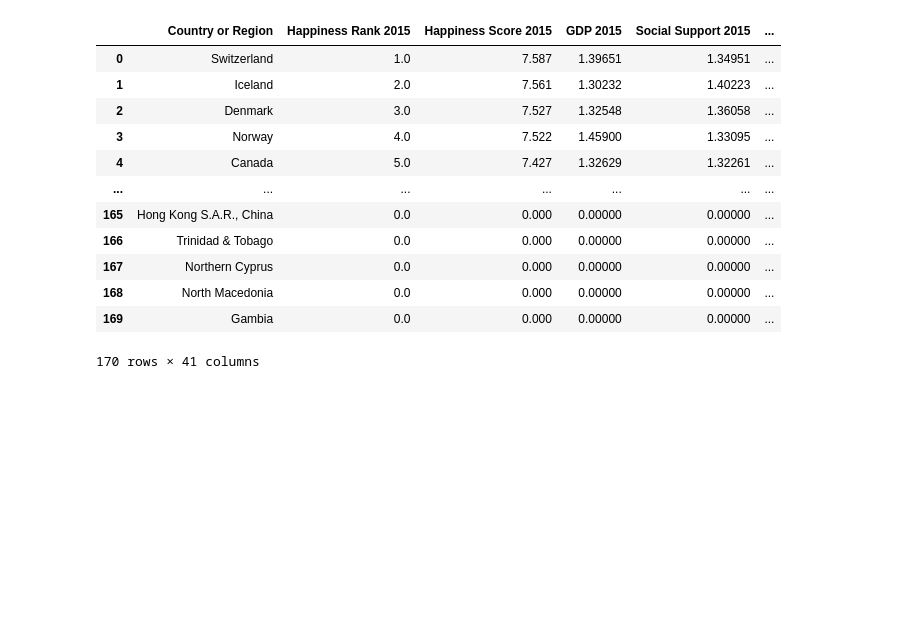
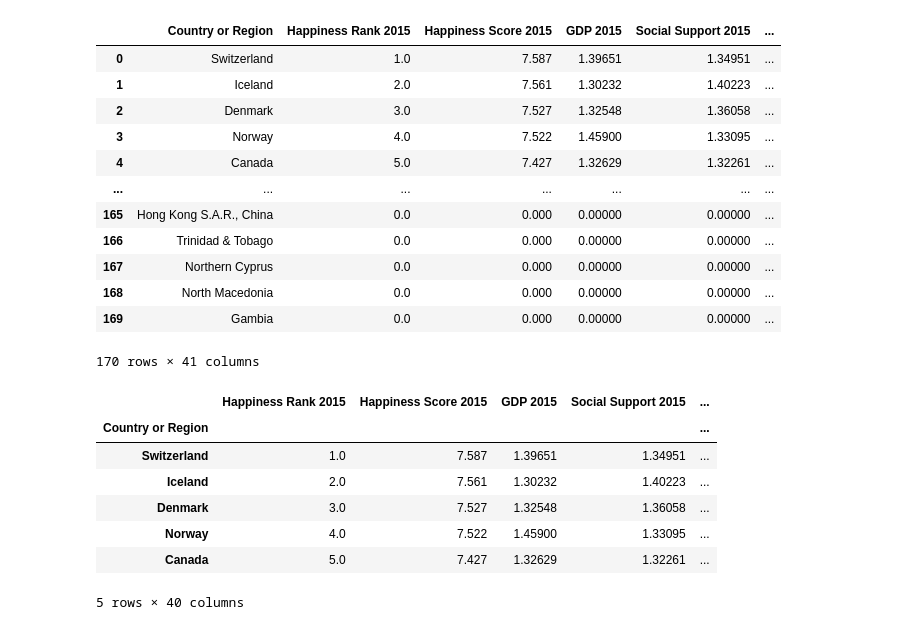
Before and after one commit to DanyCh093/Project-One-, a Jupyter notebook: world-happiness/Happiness_Index_Renamed-Cynthias-working-directory.ipynb, the cells around one changed output. Drawn from its saved outputs; the diff is of its cells as text; code cells hidden in the pictures; blank space fills up the shorter version.

```diff
--- a/world-happiness/Happiness_Index_Renamed-Cynthias-working-directory.ipynb
+++ b/world-happiness/Happiness_Index_Renamed-Cynthias-working-directory.ipynb
@@ -544,6 +390,18 @@ combined_df_all
 | 168 | North Macedonia | 0.0 | 0.000 | 0.00000 | 0.00000 | ... |
 | 169 | Gambia | 0.0 | 0.000 | 0.00000 | 0.00000 | ... |
 170 rows × 41 columns
+# %%
+combined_df_all = combined_df_all.set_index("Country or Region")
+combined_df_all.head()
+# %% [output]
+|  | Happiness Rank 2015 | Happiness Score 2015 | GDP 2015 | Social Support 2015 | ... |
+| Country or Region |  |  |  |  | ... |
+| Switzerland | 1.0 | 7.587 | 1.39651 | 1.34951 | ... |
+| Iceland | 2.0 | 7.561 | 1.30232 | 1.40223 | ... |
+| Denmark | 3.0 | 7.527 | 1.32548 | 1.36058 | ... |
+| Norway | 4.0 | 7.522 | 1.45900 | 1.33095 | ... |
+| Canada | 5.0 | 7.427 | 1.32629 | 1.32261 | ... |
+5 rows × 40 columns
 # %%
 country_name = input("What country would you like to look at?")
 # %% [output]
```
Also changed, not shown: parts of 18 cells of this notebook.
